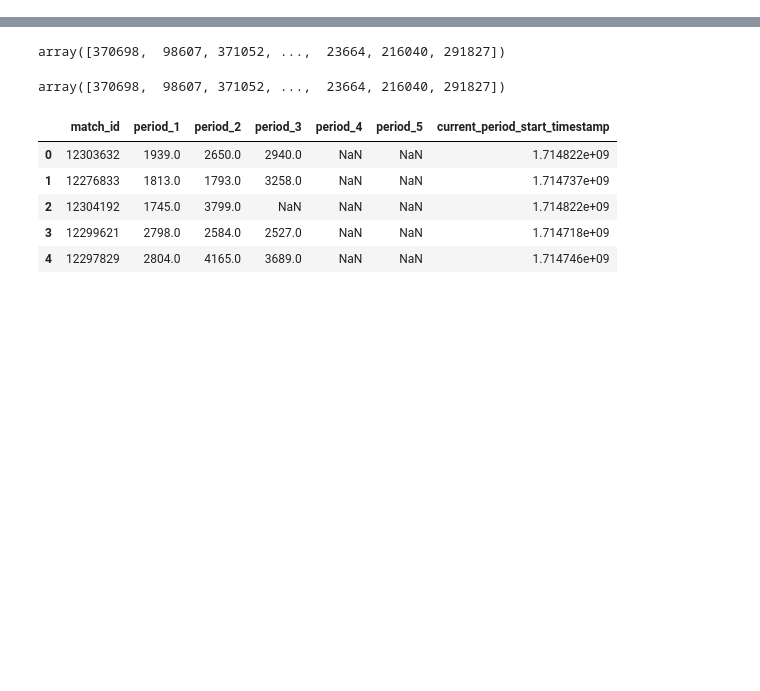
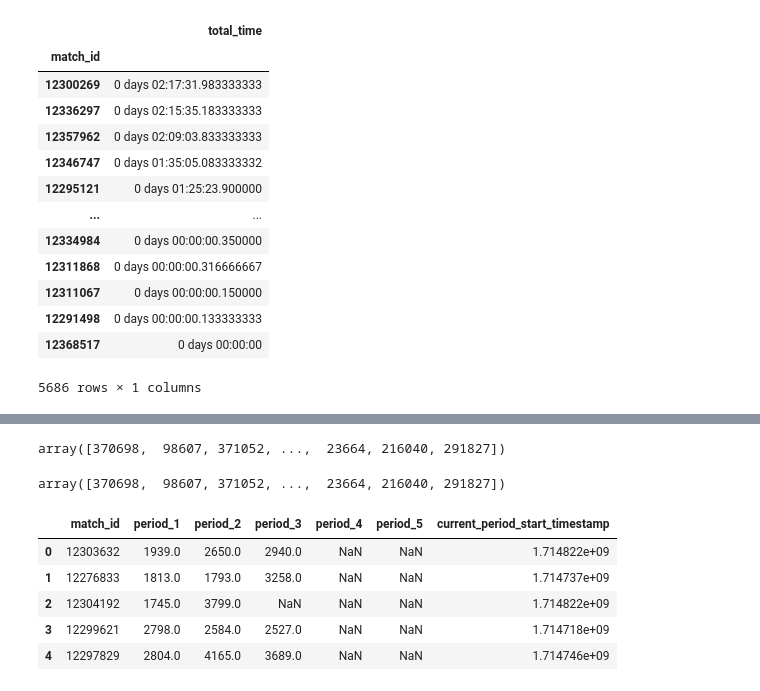
Before and after one commit to SobhanSalarian/TennisGame_Repository, a Jupyter notebook: notebooks/Untitled.ipynb, the cells around one changed output, grey strips where cells are left out. Cells and saved outputs as stored; diff of their text form; code cells hidden in the pictures; blank space fills up the shorter version.

```diff
--- a/notebooks/Untitled.ipynb
+++ b/notebooks/Untitled.ipynb
@@ -22,0 +35,29 @@ PowerInfo = pd.read_csv("/Users/sobhansalarian/Desktop/DataAnalysis/TennisGame/T
+# %%
+MatchTimeInfo = pd.read_csv("/Users/sobhansalarian/Desktop/DataAnalysis/TennisGame/TennisGame_Repository/references/CsvTables/MatchTimeInfo.csv").drop(columns=["Unnamed: 0"]).drop_duplicates()
+
+# Calculate the sum of the periods
+MatchTimeInfo['total_seconds'] = (MatchTimeInfo[['period_1', 'period_2', 'period_3', 'period_4', 'period_5']].sum(axis=1))/60
+# Convert the total time to a timedelta object
+MatchTimeInfo['total_time'] = pd.to_timedelta(MatchTimeInfo['total_seconds'], unit='s')
+MatchTimeInfo = MatchTimeInfo[['match_id' ,'total_time' ]].sort_values(by='total_time', ascending=False)
+
+groupedTennisTimes_perMatchId = MatchTimeInfo.groupby('match_id').sum().sort_values(by='total_time', ascending=False).drop_duplicates(subset='total_time')
+display(groupedTennisTimes_perMatchId)
+# Get the longest duration
+longest_duration = groupedTennisTimes_perMatchId.iloc[0]['total_time']
+print(f"The longest duration is: {longest_duration}")
+# %% [output]
+|  | total_time |
+| match_id |  |
+| 12300269 | 0 days 02:17:31.983333333 |
+| 12336297 | 0 days 02:15:35.183333333 |
+| 12357962 | 0 days 02:09:03.833333333 |
+| 12346747 | 0 days 01:35:05.083333332 |
+| 12295121 | 0 days 01:25:23.900000 |
+| ... | ... |
+| 12334984 | 0 days 00:00:00.350000 |
+| 12311868 | 0 days 00:00:00.316666667 |
+| 12311067 | 0 days 00:00:00.150000 |
+| 12291498 | 0 days 00:00:00.133333333 |
+| 12368517 | 0 days 00:00:00 |
+5686 rows × 1 columns
```
Also changed, not shown: parts of 7 cells of this notebook, 2 other files.
